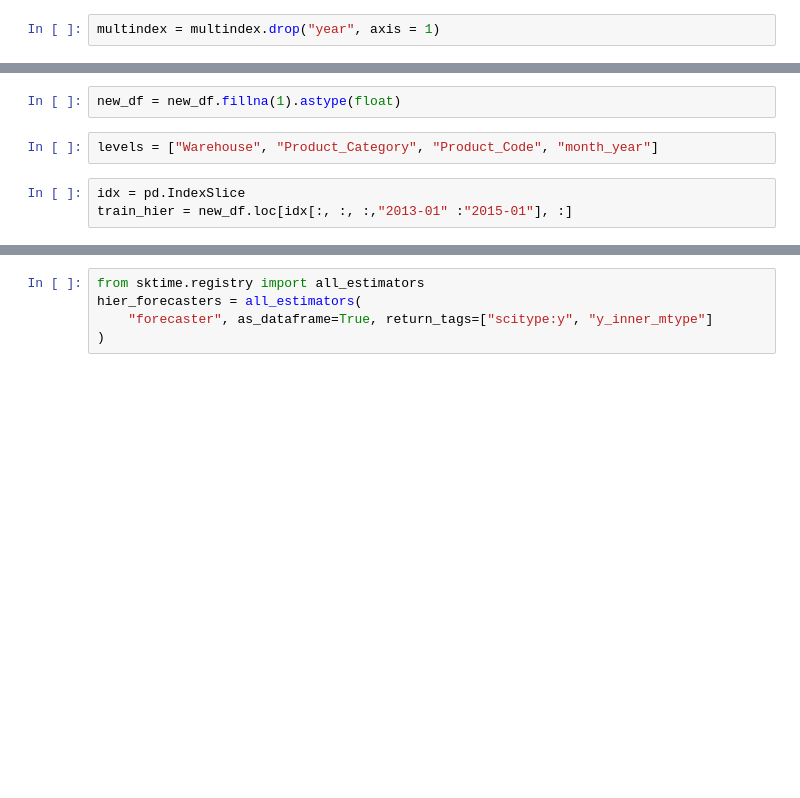
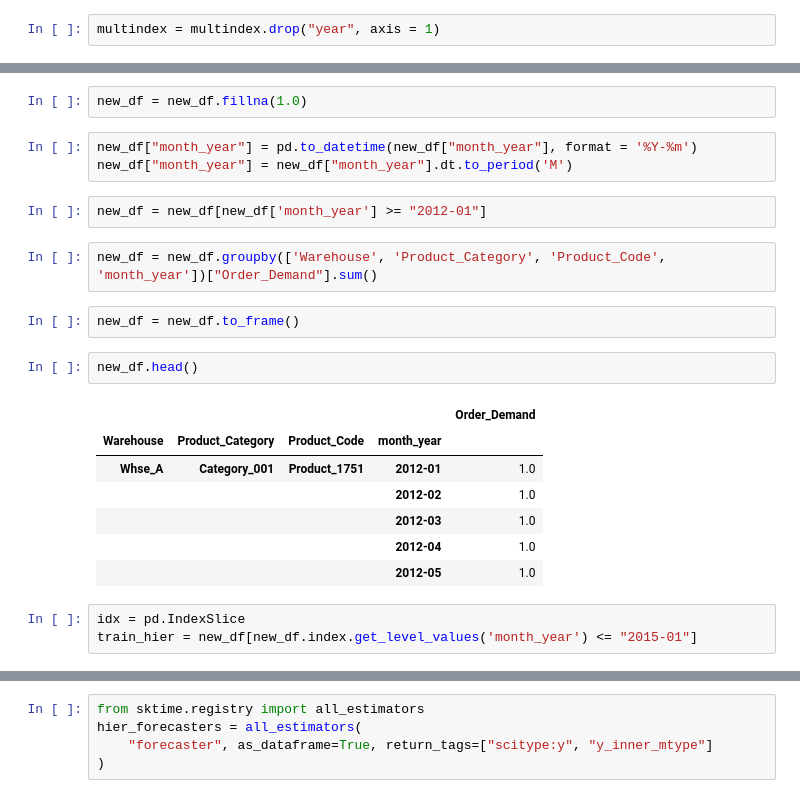
Before and after one commit to josephine-amponsah/retail-demand-forecaster, a Jupyter notebook: notebooks/sktime-forecasters.ipynb, the cells around one changed output, grey strips where cells are left out. Saved outputs shown, nothing was run; the diff lists cells and outputs as text; blank space fills up the shorter version.

```diff
--- a/notebooks/sktime-forecasters.ipynb
+++ b/notebooks/sktime-forecasters.ipynb
@@ -244,8 +248,25 @@ new_df = hier_data.reindex(new_index)
 # %%
-new_df = new_df.fillna(1).astype(float)
+new_df = new_df.fillna(1.0)
+# %%
+new_df["month_year"] = pd.to_datetime(new_df["month_year"], format = '%Y-%m')
+new_df["month_year"] = new_df["month_year"].dt.to_period('M')
+# %%
+new_df = new_df[new_df['month_year'] >= "2012-01"]
 # %%
-levels = ["Warehouse", "Product_Category", "Product_Code", "month_year"]
+new_df = new_df.groupby(['Warehouse', 'Product_Category', 'Product_Code', 'month_year'])["Order_Demand"].sum()
+# %%
+new_df = new_df.to_frame()
+# %%
+new_df.head()
+# %% [output]
+|  |  |  |  | Order_Demand |
+| Warehouse | Product_Category | Product_Code | month_year |  |
+| Whse_A | Category_001 | Product_1751 | 2012-01 | 1.0 |
+|  |  |  | 2012-02 | 1.0 |
+|  |  |  | 2012-03 | 1.0 |
+|  |  |  | 2012-04 | 1.0 |
+|  |  |  | 2012-05 | 1.0 |
 # %%
 idx = pd.IndexSlice
-train_hier = new_df.loc[idx[:, :, :,"2013-01" :"2015-01"], :]
+train_hier = new_df[new_df.index.get_level_values('month_year') <= "2015-01"]
 # %%
```
Also changed, not shown: parts of 24 cells of this notebook.
